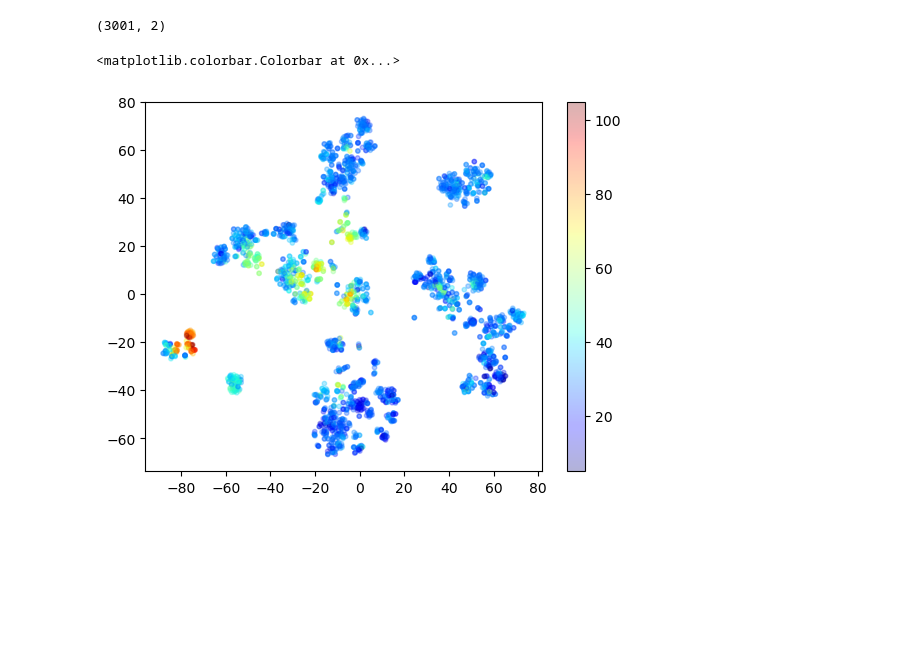
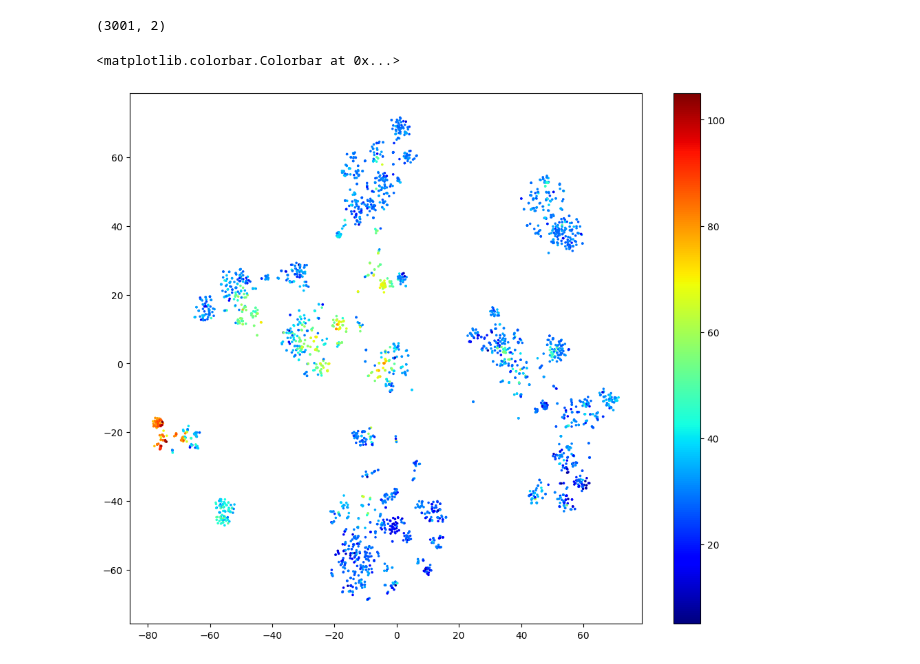
Before and after one commit to oist/gene-context, a Jupyter notebook: ogt_visual.ipynb, the cells around one changed output. Cells and saved outputs as stored; diff of their text form; code cells hidden in the pictures; blank space fills up the shorter version.

```diff
--- a/ogt_visual.ipynb
+++ b/ogt_visual.ipynb
@@ -157,14 +189,15 @@ from sklearn.manifold import TSNE
 
 # Initialize and apply t-SNE
 tsne = TSNE(n_components=2, perplexity=50, learning_rate=100, max_iter=3000, init='pca')
-X_tsne = tsne.fit_transform(X_train)
+X_tsne = tsne.fit_transform(X_train.cpu())
 
 print(X_tsne.shape)
 # %% [output]
 (3001, 2)
 # %%
-plt.scatter(X_tsne[:, 0], X_tsne[:, 1], alpha=0.3, s = 10, c=y_train_to_temp, cmap='jet')
+plt.figure(figsize=(12, 10))
+plt.scatter(X_tsne[:, 0], X_tsne[:, 1], alpha=1, s = 2.5, c=y_train_to_temp, cmap='jet')
 plt.colorbar()
 # %% [output]
 <matplotlib.colorbar.Colorbar at 0x...>
-[figure, old version]
+[figure, new version]
```
Also changed, not shown: parts of 6 cells of this notebook, 4 other files.
